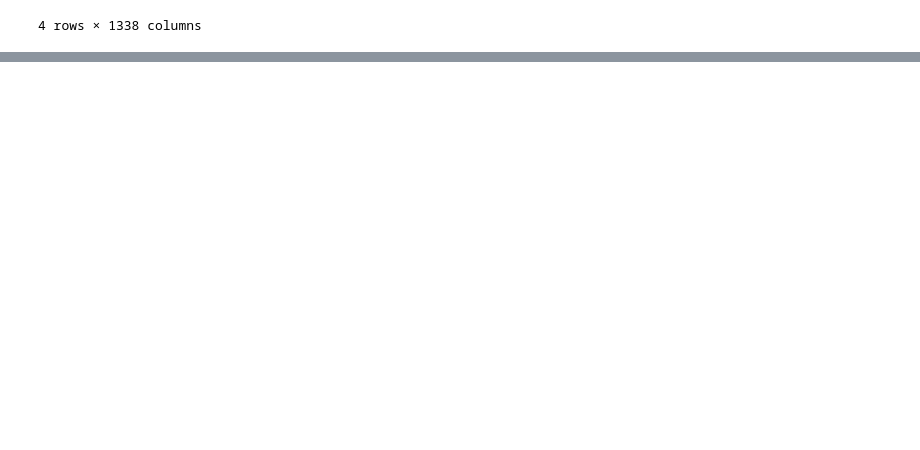
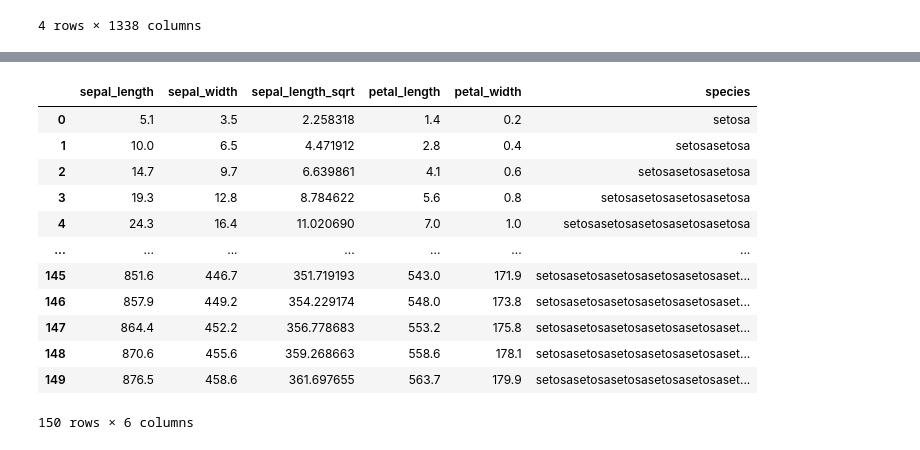
Before and after one commit to juneedpk/data-viz1, a Jupyter notebook: ML3/pandas2.ipynb, the cells around one changed output, grey strips where cells are left out. Saved outputs shown, nothing was run; the diff lists cells and outputs as text; code cells hidden in the pictures; blank space fills up the shorter version.

```diff
--- a/ML3/pandas2.ipynb
+++ b/ML3/pandas2.ipynb
@@ -141,0 +242,5 @@ sns.scatterplot(data=df,x='age',y='loan')
+# %%
+city = df1['sepal_length_sqrt']
+df1 = df1.drop(columns=['sepal_length_sqrt'])
+df1.insert(loc=2, column='sepal_length_sqrt', value=city)
+print(df1)
@@ -141,0 +305,16 @@ sns.scatterplot(data=df,x='age',y='loan')
+# %%
+df1.cumsum()
+# %% [output]
+|  | sepal_length | sepal_width | sepal_length_sqrt | petal_length | petal_width | species |
+| 0 | 5.1 | 3.5 | 2.258318 | 1.4 | 0.2 | setosa |
+| 1 | 10.0 | 6.5 | 4.471912 | 2.8 | 0.4 | setosasetosa |
+| 2 | 14.7 | 9.7 | 6.639861 | 4.1 | 0.6 | setosasetosasetosa |
+| 3 | 19.3 | 12.8 | 8.784622 | 5.6 | 0.8 | setosasetosasetosasetosa |
+| 4 | 24.3 | 16.4 | 11.020690 | 7.0 | 1.0 | setosasetosasetosasetosasetosa |
+| ... | ... | ... | ... | ... | ... | ... |
+| 145 | 851.6 | 446.7 | 351.719193 | 543.0 | 171.9 | setosasetosasetosasetosasetosaset... |
+| 146 | 857.9 | 449.2 | 354.229174 | 548.0 | 173.8 | setosasetosasetosasetosasetosaset... |
+| 147 | 864.4 | 452.2 | 356.778683 | 553.2 | 175.8 | setosasetosasetosasetosasetosaset... |
+| 148 | 870.6 | 455.6 | 359.268663 | 558.6 | 178.1 | setosasetosasetosasetosasetosaset... |
+| 149 | 876.5 | 458.6 | 361.697655 | 563.7 | 179.9 | setosasetosasetosasetosasetosaset... |
+150 rows × 6 columns
```
Also changed, not shown: parts of 13 cells of this notebook.
